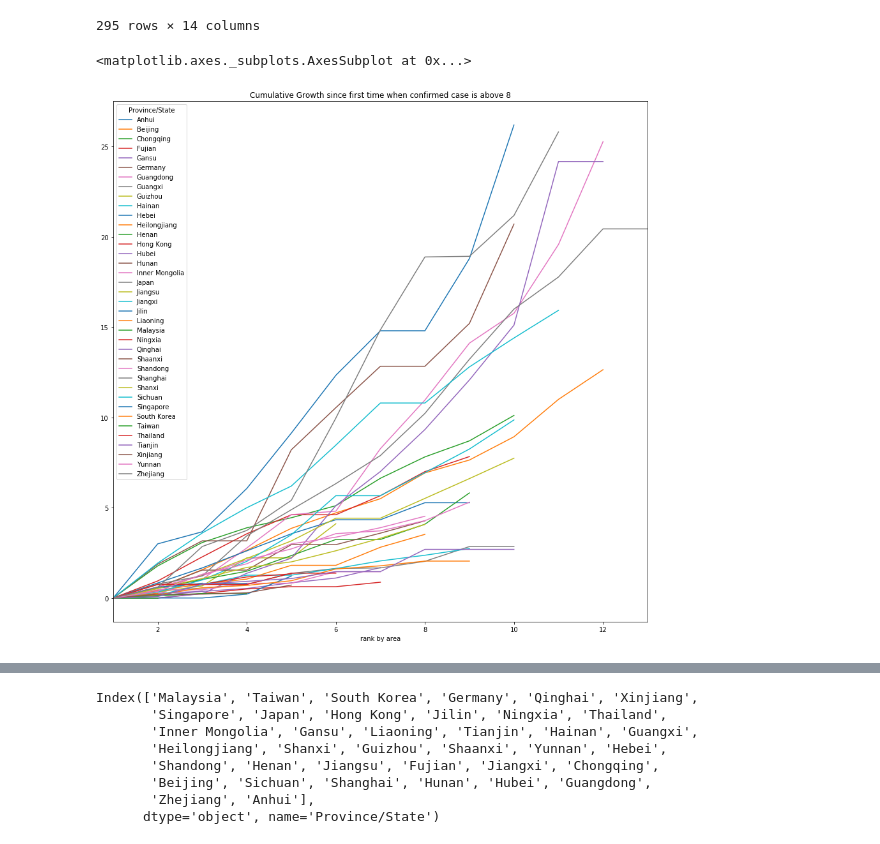
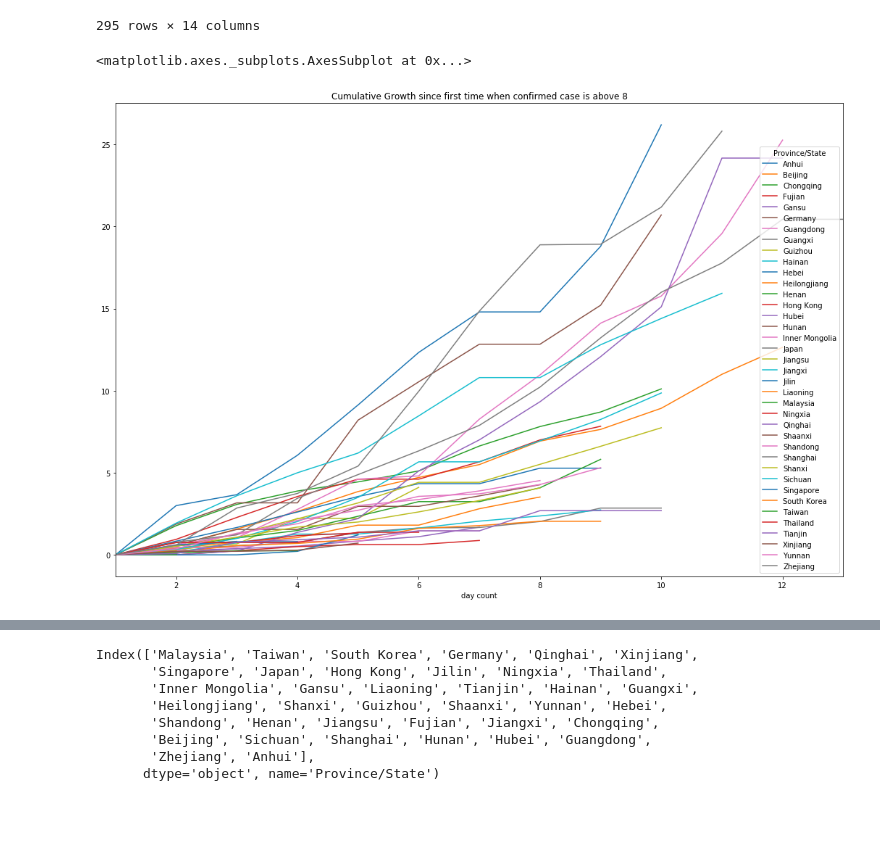
Before and after one commit to deeplaunch/Experiments, a Jupyter notebook: nCoV/Novel Coronavirus Spread.ipynb, the cells around one changed output, grey strips where cells are left out. Saved outputs shown, nothing was run; the diff lists cells and outputs as text; code cells hidden in the pictures; blank space fills up the shorter version.

```diff
--- a/nCoV/Novel Coronavirus Spread.ipynb
+++ b/nCoV/Novel Coronavirus Spread.ipynb
@@ -202,5 +168,5 @@ heavy_affect_df.describe()
 # %%
-heavy_affect_df['rank by area'] = heavy_affect_df.groupby('Province/State')['period'].rank()
+heavy_affect_df['day count'] = heavy_affect_df.groupby('Province/State')['period'].rank()
 # %% [output]
 A value is trying to be set on a copy of a slice from a DataFrame.
 Try using .loc[row_indexer,col_indexer] = value instead
@@ -283,10 +248,9 @@ heavy_affect_df
 295 rows × 14 columns
 # %%
 heavy_affect_df['cumulative growth'] = heavy_affect_df['Confirmed']/ heavy_affect_df['base'] - 1
-cmlt_growth_df = heavy_affect_df.pivot_table(columns ='Province/State', index= 'rank by area', values='cumulative growth')
-cmlt_growth_df.plot.line(figsize =(15, 15),
+cmlt_growth_df = heavy_affect_df.pivot_table(columns ='Province/State', index= 'day count', values='cumulative growth')
+cmlt_growth_df.plot.line(figsize =(18, 12),
                                          title ='Cumulative Growth since first time when confirmed case is above 8')
-                                         #ylim =(0, 2)#)
 # %% [output]
 <matplotlib.axes._subplots.AxesSubplot at 0x...>
-[figure, old version]
+[figure, new version]
```
Also changed, not shown: parts of 32 cells of this notebook.
